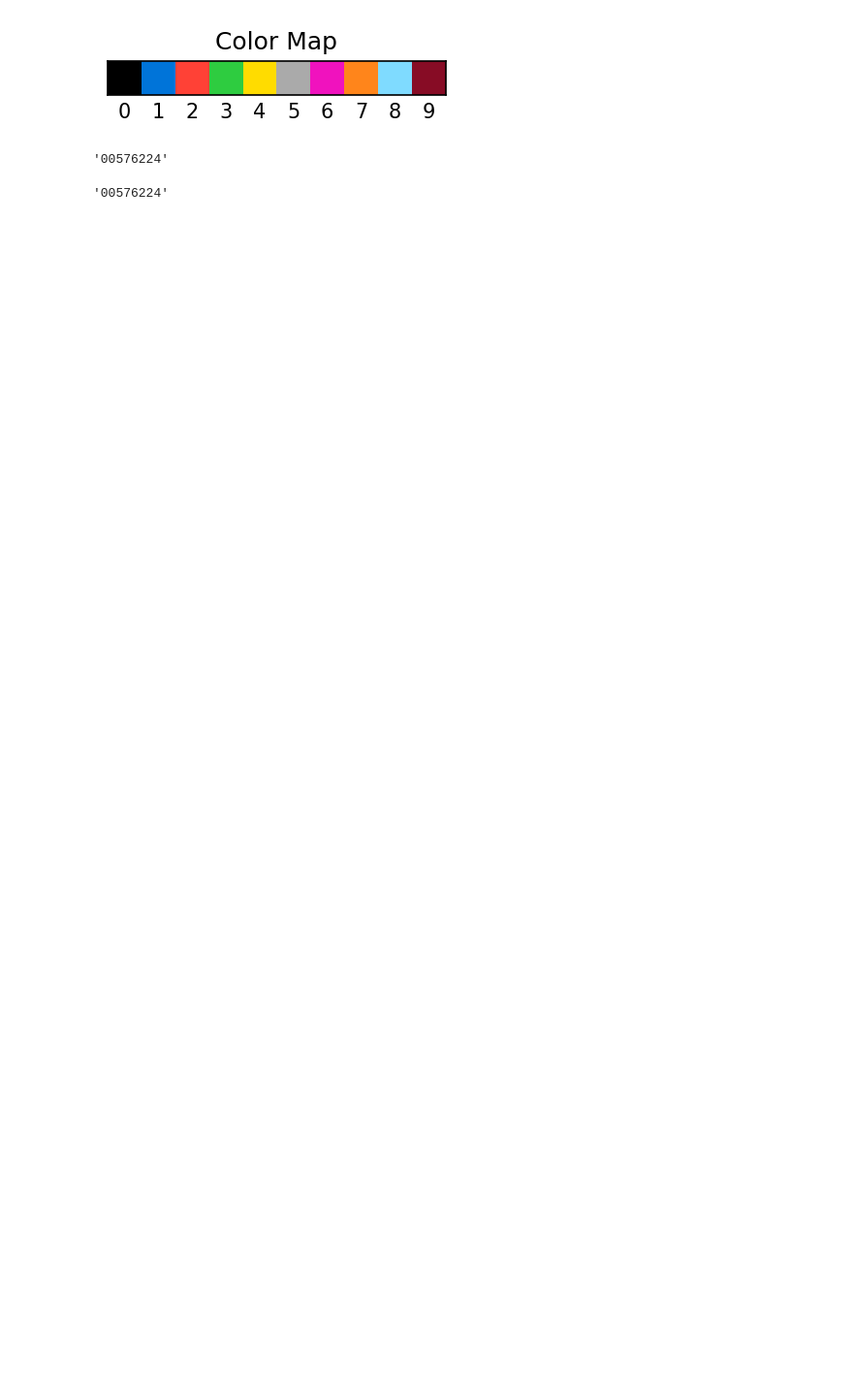
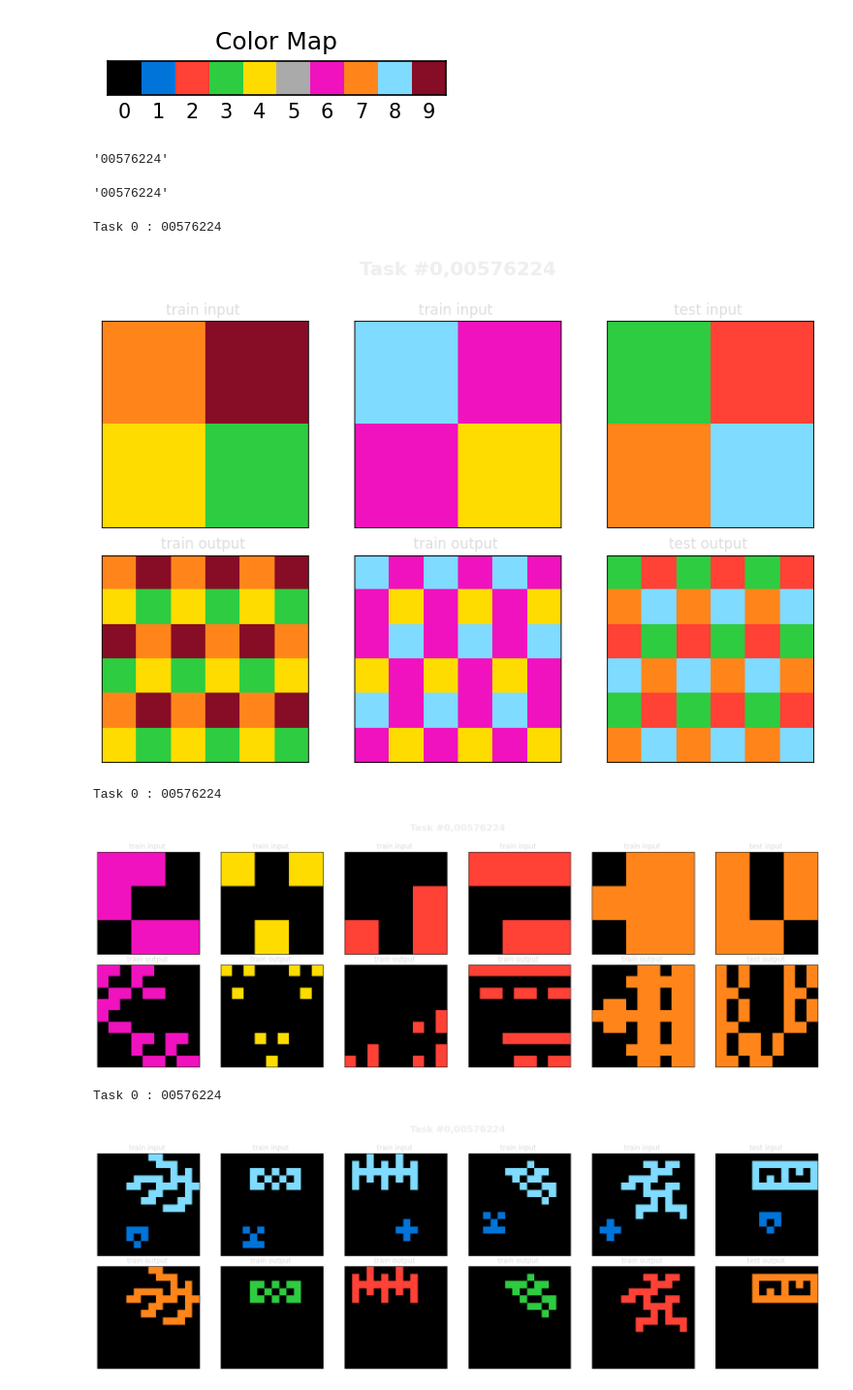
Before and after one commit to ZeroDTE/Arc_Prize, a Jupyter notebook: taks_visual.ipynb, the cells around one changed output. Shown at 97% size. Drawn from its saved outputs; the diff is of its cells as text; code cells hidden in the pictures; blank space fills up the shorter version.

Commit message:
Visualization of the json data

```diff
--- a/taks_visual.ipynb
+++ b/taks_visual.ipynb
@@ -177,7 +159,7 @@ t
 # %% [output]
 '00576224'
 # %%
-def  plot_task(task, task_solution, i, t, size = 3, w1= 0.9):
+def  plot_task(task, task_solutions, i, t, size = 3, w1= 0.9):
     t = list(training_data)[i] #see cell  above to see how this works
 
     titleSize = 16
@@ -188,6 +170,18 @@ def  plot_task(task, task_solution, i, t, size = 3, w1= 0.9):
 
     fig, axes = plt.subplots(2, wn, figsize = (size * wn, 2 *size))
 
-    plt.subtitle(f"Task {i}",{t}, fontsize = titleSize, fontweight = "bold" y = 1,color = "#eeeeee")
+    plt.suptitle(f"Task #{i},{t}", fontsize = titleSize, fontweight = "bold", y = 1,color = "#eeeeee")
 
     for j in range(num_train):
+        plot_one(axes[0,j], j, task, "train", "input", None, w1)
+        plot_one(axes[1,j], j, task, "train", "output", None, w1)
+
+    for k in range(num_test):
+        plot_one(axes[0,j +k +1], k, task, "test", "input", None, w1)
+        task["test"][k]["output"] = task_solutions[k]
+        plot_one(axes[1,j +k +1], k, task, "test", "output", None, w1)
+
+    plt.tight_layout()
+
+    print(f"Task {i} : {t}")
+    plt.show()
@@ -193,0 +201,15 @@ def  plot_task(task, task_solution, i, t, size = 3, w1= 0.9):
+# %%
+t = "0b148d64"
+# %%
+for i in range(3):
+    t = list(training_data)[i]
+    task = training_data[t]
+    task_solution = training_solotions[t]
+    plot_task(task, task_solution, 0, t)
+# %% [output]
+Task 0 : 00576224
+[figure, added]
+Task 0 : 00576224
+[figure, added]
+Task 0 : 00576224
+[figure, added]
```
Also changed, not shown: parts of 2 cells of this notebook.
